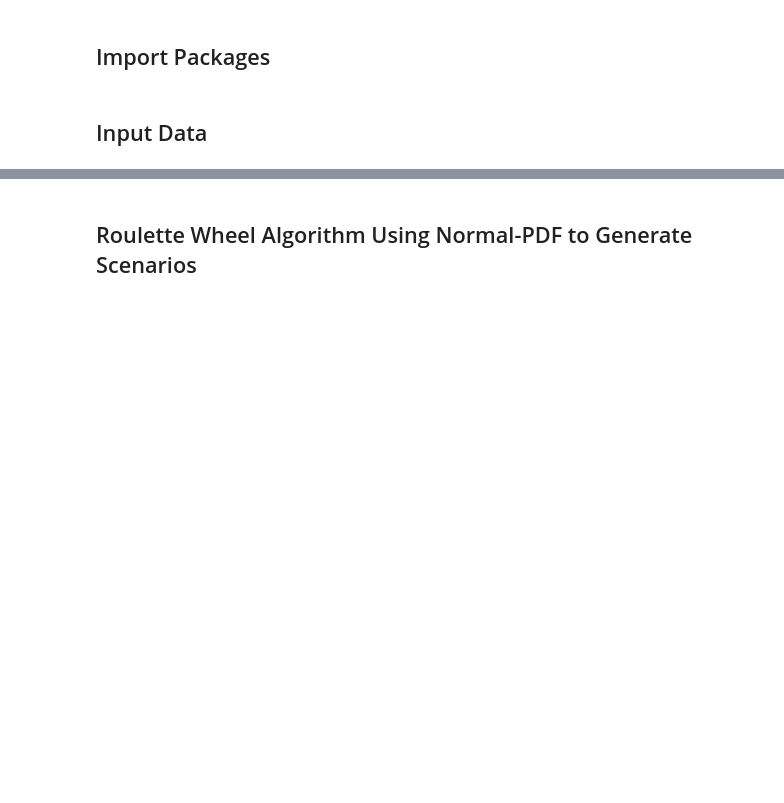
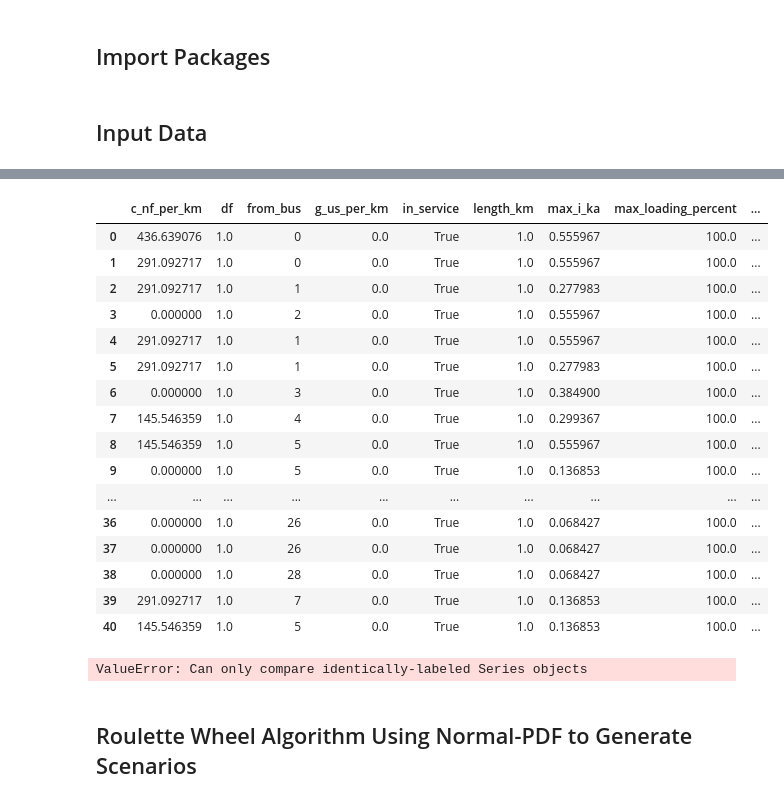
Before and after one commit to Adrianfir/DataGeneration, a Jupyter notebook: DataGeneration.ipynb, the cells around one changed output, grey strips where cells are left out. Saved outputs shown, nothing was run; the diff lists cells and outputs as text; code cells hidden in the pictures; blank space fills up the shorter version.

```diff
--- a/DataGeneration.ipynb
+++ b/DataGeneration.ipynb
@@ -46,3 +69,27 @@ Data_form = np.hstack((np.array(case.bus_geodata.iloc[:,0:2]),\
+# %%
+case.line
+# %% [output]
+|  | c_nf_per_km | df | from_bus | g_us_per_km | in_service | length_km | max_i_ka | max_loading_percent | ... |
+| 0 | 436.639076 | 1.0 | 0 | 0.0 | True | 1.0 | 0.555967 | 100.0 | ... |
+| 1 | 291.092717 | 1.0 | 0 | 0.0 | True | 1.0 | 0.555967 | 100.0 | ... |
+| 2 | 291.092717 | 1.0 | 1 | 0.0 | True | 1.0 | 0.277983 | 100.0 | ... |
+| 3 | 0.000000 | 1.0 | 2 | 0.0 | True | 1.0 | 0.555967 | 100.0 | ... |
+| 4 | 291.092717 | 1.0 | 1 | 0.0 | True | 1.0 | 0.555967 | 100.0 | ... |
+| 5 | 291.092717 | 1.0 | 1 | 0.0 | True | 1.0 | 0.277983 | 100.0 | ... |
+| 6 | 0.000000 | 1.0 | 3 | 0.0 | True | 1.0 | 0.384900 | 100.0 | ... |
+| 7 | 145.546359 | 1.0 | 4 | 0.0 | True | 1.0 | 0.299367 | 100.0 | ... |
+| 8 | 145.546359 | 1.0 | 5 | 0.0 | True | 1.0 | 0.555967 | 100.0 | ... |
+| 9 | 0.000000 | 1.0 | 5 | 0.0 | True | 1.0 | 0.136853 | 100.0 | ... |
+| ... | ... | ... | ... | ... | ... | ... | ... | ... | ... |
+| 36 | 0.000000 | 1.0 | 26 | 0.0 | True | 1.0 | 0.068427 | 100.0 | ... |
+| 37 | 0.000000 | 1.0 | 26 | 0.0 | True | 1.0 | 0.068427 | 100.0 | ... |
+| 38 | 0.000000 | 1.0 | 28 | 0.0 | True | 1.0 | 0.068427 | 100.0 | ... |
+| 39 | 291.092717 | 1.0 | 7 | 0.0 | True | 1.0 | 0.136853 | 100.0 | ... |
+| 40 | 145.546359 | 1.0 | 5 | 0.0 | True | 1.0 | 0.136853 | 100.0 | ... |
+# %%
+case.bus.iloc[case.bus.index[case.bus.loc['name']==case.line.loc['to_bus']],5]
+# %% [output]
+ValueError: Can only compare identically-labeled Series objects
 # %% [markdown]
 ## Roulette Wheel Algorithm Using Normal-PDF to Generate Scenarios
 # %%
```
Also changed, not shown: parts of 3 cells of this notebook.
